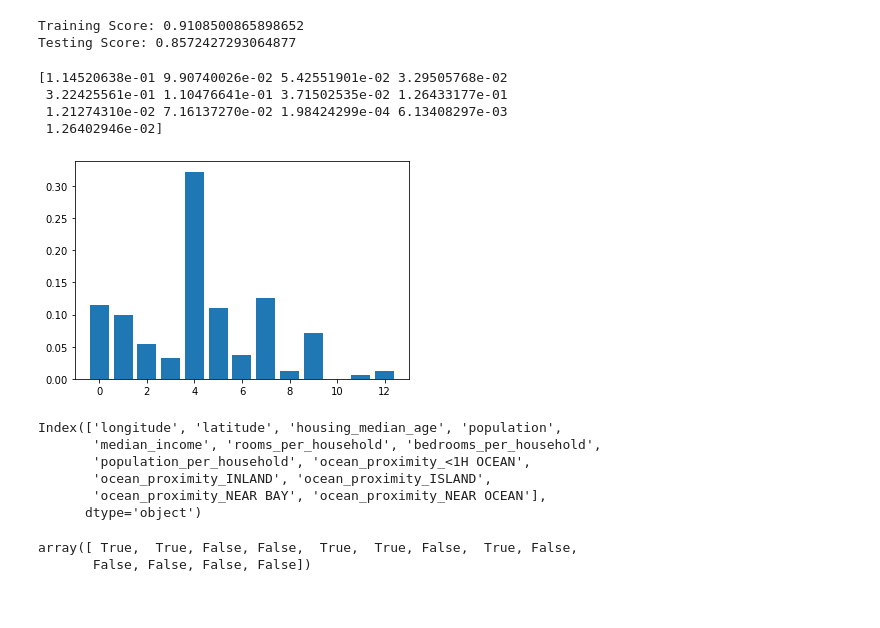
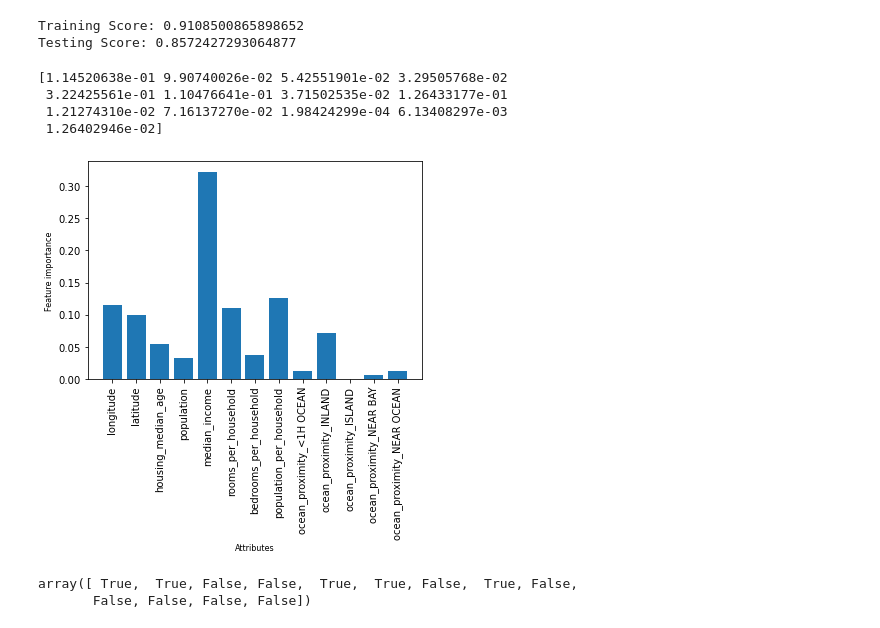
Before and after one commit to ericjbutton/california-housing-ML, a Jupyter notebook: Logistic Regression.ipynb, the cells around one changed output. Cells and saved outputs as stored; diff of their text form; code cells hidden in the pictures.

```diff
--- a/Logistic Regression.ipynb
+++ b/Logistic Regression.ipynb
@@ -680,23 +680,24 @@ Testing Score: 0.8572427293064877
 # %%
 features = clf.feature_importances_
 print(features)
-plt.bar(x = range(len(features)), height=features)
+x = np.arange(len(features))
+plt.bar(x, height=features)
+attributes=['longitude', 'latitude', 'housing_median_age', 'population', 'median_income',
+       'rooms_per_household', 'bedrooms_per_household',
+       'population_per_household', 'ocean_proximity_<1H OCEAN',
+       'ocean_proximity_INLAND', 'ocean_proximity_ISLAND',
+       'ocean_proximity_NEAR BAY', 'ocean_proximity_NEAR OCEAN']
+
+plt.xticks(x, attributes, rotation=90)
+plt.xlabel('Attributes', fontsize=8)
+plt.ylabel('Feature importance', fontsize=8)
 plt.show()
 # %% [output]
 [1.14520638e-01 9.90740026e-02 5.42551901e-02 3.29505768e-02
  3.22425561e-01 1.10476641e-01 3.71502535e-02 1.26433177e-01
  1.21274310e-02 7.16137270e-02 1.98424299e-04 6.13408297e-03
  1.26402946e-02]
-[figure, old version]
+[figure, new version]
-# %%
-cal_housing_df.drop(columns=['median_house_value']).columns
-# %% [output]
-Index(['longitude', 'latitude', 'housing_median_age', 'population',
-       'median_income', 'rooms_per_household', 'bedrooms_per_household',
-       'population_per_household', 'ocean_proximity_<1H OCEAN',
-       'ocean_proximity_INLAND', 'ocean_proximity_ISLAND',
-       'ocean_proximity_NEAR BAY', 'ocean_proximity_NEAR OCEAN'],
-      dtype='object')
 # %%
 from sklearn.feature_selection import SelectFromModel
 sel = SelectFromModel(clf)
```
Also changed, not shown: parts of 8 cells of this notebook, 6 other files.
